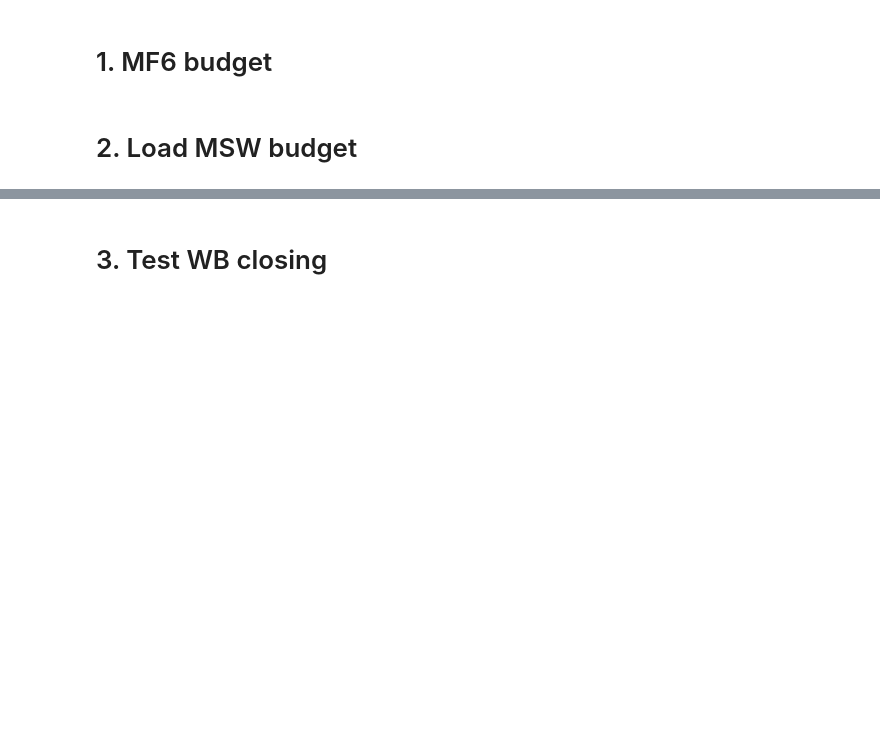
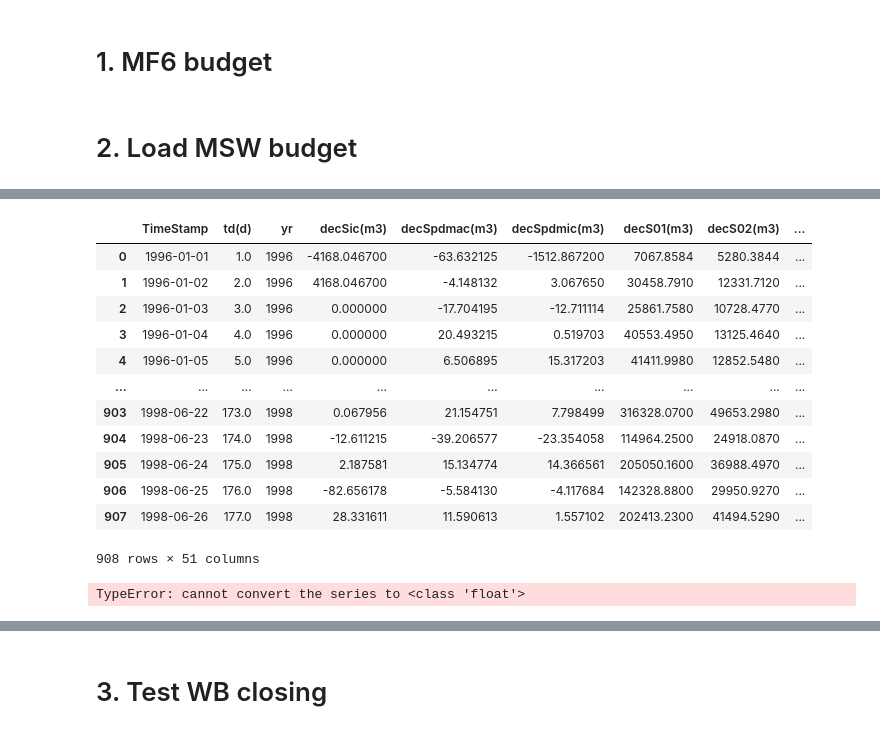
Before and after one commit to Ydrolog/WS_Mdl, a Jupyter notebook: code/Jupyter/PoP/WB/WB_Diff_v2.ipynb, the cells around one changed output, grey strips where cells are left out. Saved outputs shown, nothing was run; the diff lists cells and outputs as text; code cells hidden in the pictures; blank space fills up the shorter version.

```diff
--- a/code/Jupyter/PoP/WB/WB_Diff_v2.ipynb
+++ b/code/Jupyter/PoP/WB/WB_Diff_v2.ipynb
@@ -124,0 +127,20 @@ dec_cols = [i for i in DF_MSW.columns if 'decS' in i]
+# %%
+DF_MSW
+# %% [output]
+|  | TimeStamp | td(d) | yr | decSic(m3) | decSpdmac(m3) | decSpdmic(m3) | decS01(m3) | decS02(m3) | ... |
+| 0 | 1996-01-01 | 1.0 | 1996 | -4168.046700 | -63.632125 | -1512.867200 | 7067.8584 | 5280.3844 | ... |
+| 1 | 1996-01-02 | 2.0 | 1996 | 4168.046700 | -4.148132 | 3.067650 | 30458.7910 | 12331.7120 | ... |
+| 2 | 1996-01-03 | 3.0 | 1996 | 0.000000 | -17.704195 | -12.711114 | 25861.7580 | 10728.4770 | ... |
+| 3 | 1996-01-04 | 4.0 | 1996 | 0.000000 | 20.493215 | 0.519703 | 40553.4950 | 13125.4640 | ... |
+| 4 | 1996-01-05 | 5.0 | 1996 | 0.000000 | 6.506895 | 15.317203 | 41411.9980 | 12852.5480 | ... |
+| ... | ... | ... | ... | ... | ... | ... | ... | ... | ... |
+| 903 | 1998-06-22 | 173.0 | 1998 | 0.067956 | 21.154751 | 7.798499 | 316328.0700 | 49653.2980 | ... |
+| 904 | 1998-06-23 | 174.0 | 1998 | -12.611215 | -39.206577 | -23.354058 | 114964.2500 | 24918.0870 | ... |
+| 905 | 1998-06-24 | 175.0 | 1998 | 2.187581 | 15.134774 | 14.366561 | 205050.1600 | 36988.4970 | ... |
+| 906 | 1998-06-25 | 176.0 | 1998 | -82.656178 | -5.584130 | -4.117684 | 142328.8800 | 29950.9270 | ... |
+| 907 | 1998-06-26 | 177.0 | 1998 | 28.331611 | 11.590613 | 1.557102 | 202413.2300 | 41494.5290 | ... |
+908 rows × 51 columns
+# %%
+DF.loc['Ps', MdlN] = float(DF_MSW.loc[date_selection, ['Psgw(m3)', 'Pssw(m3)']].sum()).sum()
+# %% [output]
+TypeError: cannot convert the series to <class 'float'>
```
Also changed, not shown: parts of 17 cells of this notebook, 17 other files.
